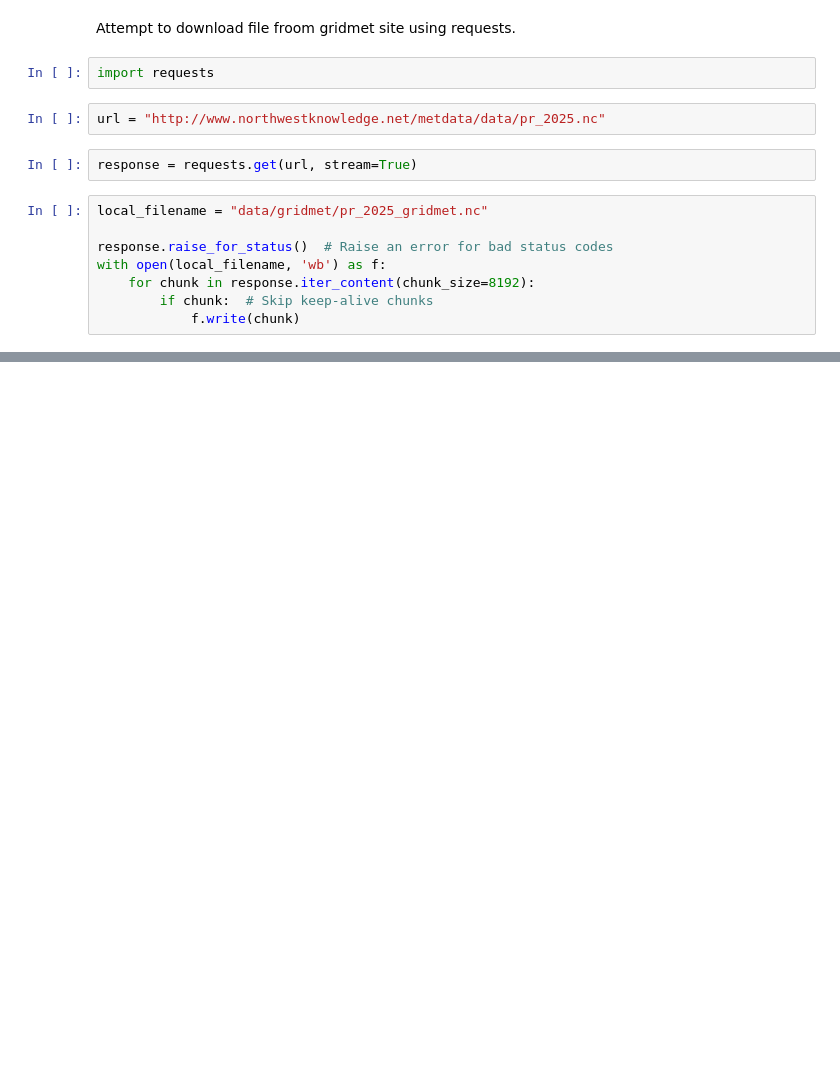
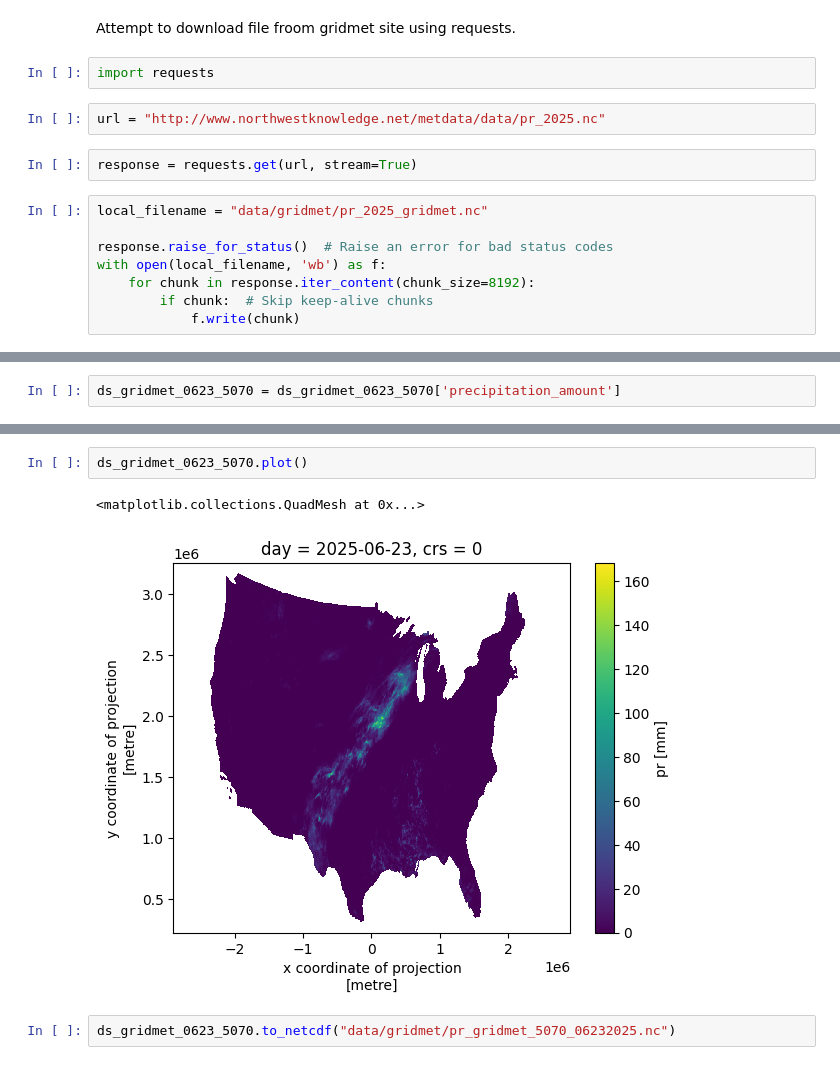
Before and after one commit to r0binsonCrusoe/trail_wetness_index, a Jupyter notebook: gridmet.ipynb, the cells around one changed output, grey strips where cells are left out. Cells and saved outputs as stored; diff of their text form; blank space fills up the shorter version.

```diff
--- a/gridmet.ipynb
+++ b/gridmet.ipynb
@@ -87,0 +183,2 @@ with open(local_filename, 'wb') as f:
+# %%
+ds_gridmet_0623_5070 = ds_gridmet_0623_5070['precipitation_amount']
@@ -87,0 +190,7 @@ with open(local_filename, 'wb') as f:
+# %%
+ds_gridmet_0623_5070.plot()
+# %% [output]
+<matplotlib.collections.QuadMesh at 0x...>
+[figure, added]
+# %%
+ds_gridmet_0623_5070.to_netcdf("data/gridmet/pr_gridmet_5070_06232025.nc")
```
Also changed, not shown: parts of 7 cells of this notebook, 7 other files.
